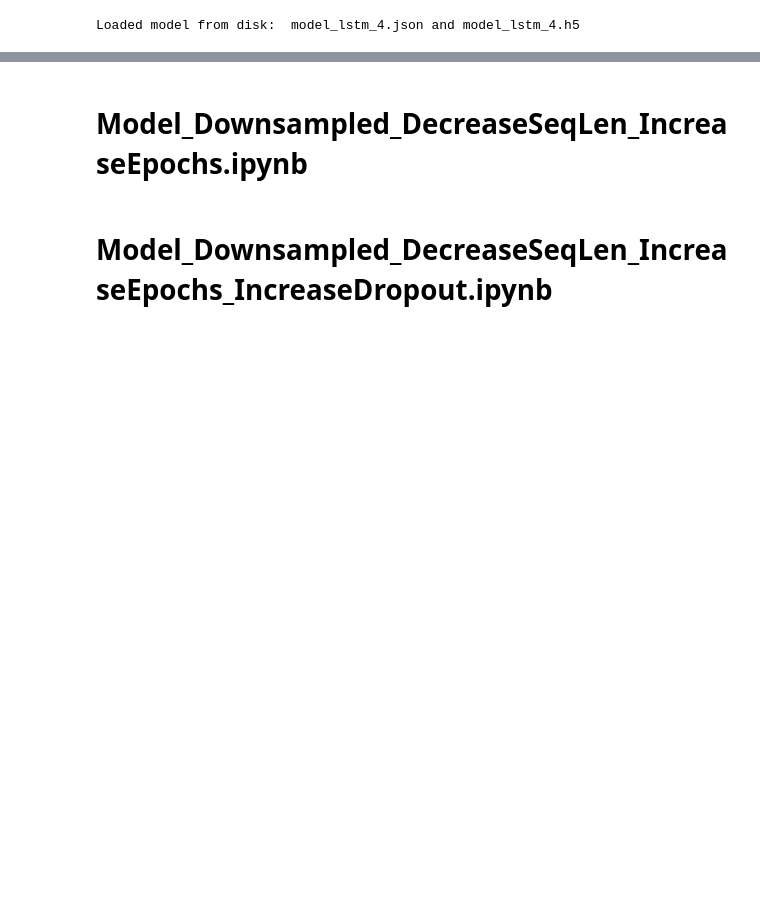
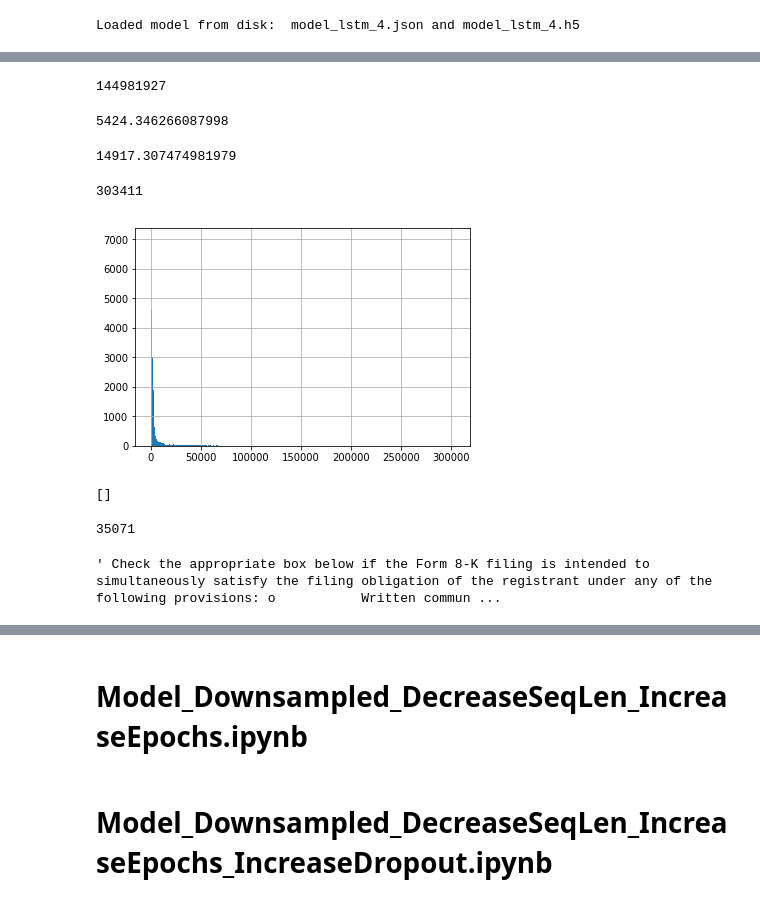
Before and after one commit to rayleegit/finance_text_classification, a Jupyter notebook: ErrorAnalysis.ipynb, the cells around one changed output, grey strips where cells are left out. Drawn from its saved outputs; the diff is of its cells as text; code cells hidden in the pictures; blank space fills up the shorter version.

```diff
--- a/ErrorAnalysis.ipynb
+++ b/ErrorAnalysis.ipynb
@@ -240,0 +82,2 @@ y_test = downsampled_csv[['down','stay','up']][downsampled_csv['Year'] >= 2011]
+# %%
+downsampled_csv = pd.read_csv('final_shuffled_test.csv')
@@ -266,0 +128,3 @@ categorical_accuracy: 44.36%
+# %%
+# downsampled_csv['8K_Content'].iloc[:50].str.split()
+downsampled_csv['8K_Content_length'] = downsampled_csv['8K_Content'].str.split().str.len()
@@ -266,0 +156,16 @@ categorical_accuracy: 44.36%
+# %%
+downsampled_csv['8K_Content_length'].sum()
+# %% [output]
+144981927
+# %%
+downsampled_csv['8K_Content_length'].mean()
+# %% [output]
+5424.346266087998
+# %%
+downsampled_csv['8K_Content_length'].std()
+# %% [output]
+14917.307474981979
+# %%
+max(downsampled_csv['8K_Content_length'])
+# %% [output]
+303411
@@ -266,0 +174,16 @@ categorical_accuracy: 44.36%
+# %%
+downsampled_csv_8K_length = downsampled_csv['8K_Content_length'].hist(bins=500)
+# %% [output]
+[figure, added]
+# %%
+downsampled_csv_8K_length
+# %% [output]
+[]
+# %%
+len(downsampled_csv['8K_Content'].iloc[46].split()
+# %% [output]
+35071
+# %%
+downsampled_csv['8K_Content'].iloc[46]
+# %% [output]
+' Check the appropriate box below if the Form 8-K filing is intended to simultaneously satisfy the filing obligation of the registrant under any of the following provisions: o           Written commun ...
```
Also changed, not shown: parts of 74 cells of this notebook, 3 other files.
